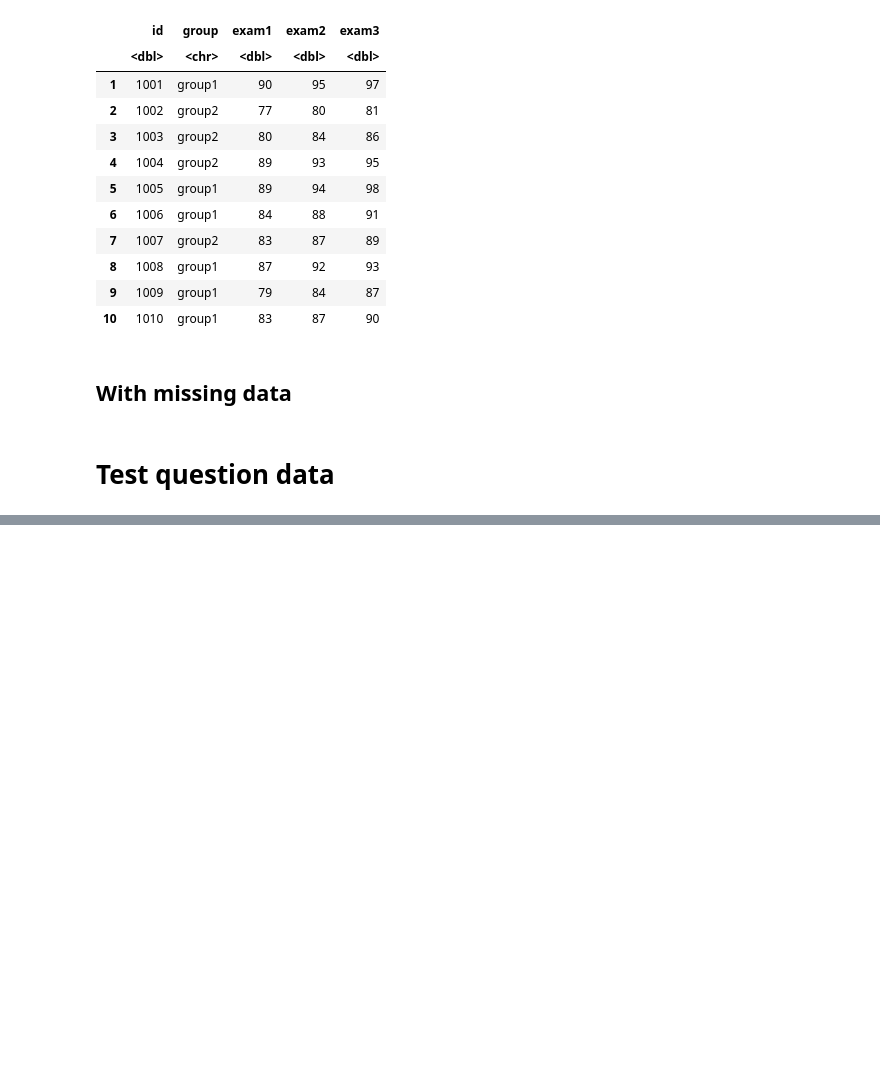
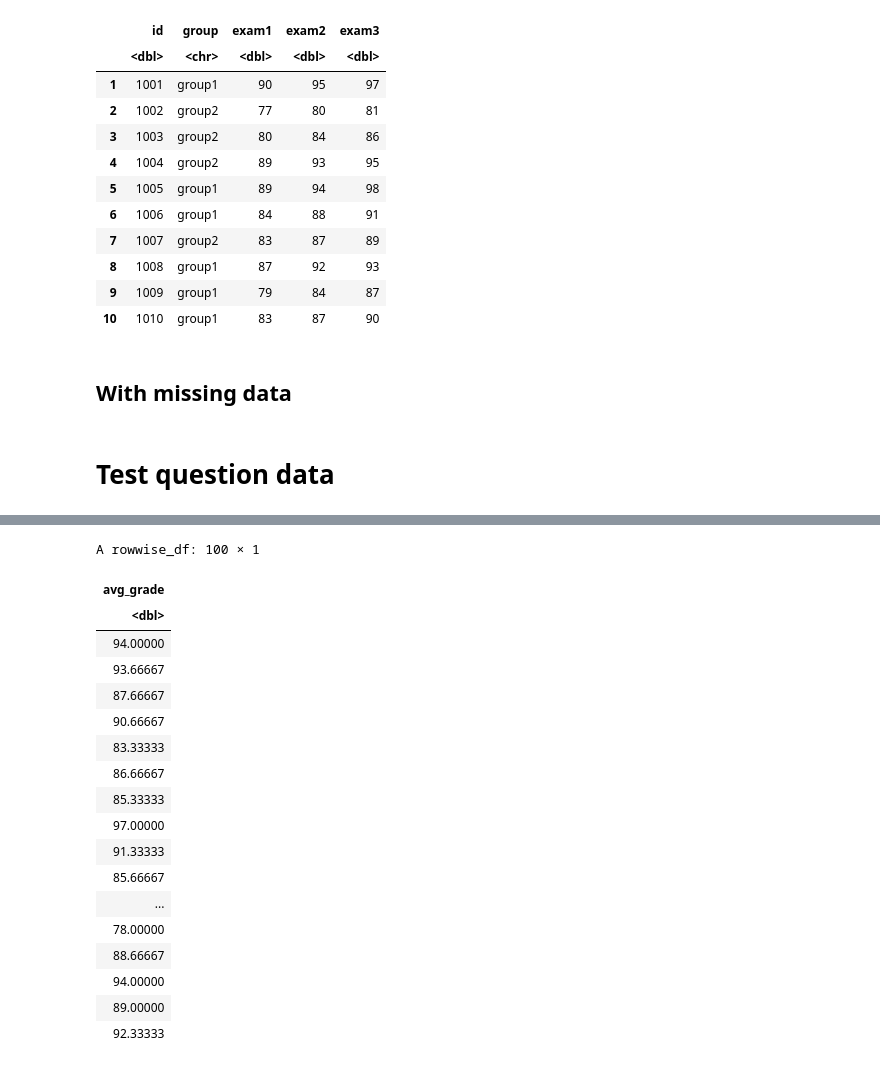
Before and after one commit to gphaser/Python-Intro, a Jupyter notebook: R version.ipynb, the cells around one changed output, grey strips where cells are left out. Drawn from its saved outputs; the diff is of its cells as text; code cells hidden in the pictures; blank space fills up the shorter version.

```diff
--- a/R version.ipynb
+++ b/R version.ipynb
@@ -125,0 +201,26 @@ write.csv(demographics, file="class_demographics.csv", row.names=FALSE)
+# %%
+exam_data %>%
+    rowwise() %>%
+    mutate(avg_grade = mean(c(exam1, exam2, exam3))) %>%
+    filter(group == "group1") %>%
+    select(avg_grade)
+# %% [output]
+A rowwise_df: 100 × 1
+| avg_grade |
+| <dbl> |
+| 94.00000 |
+| 93.66667 |
+| 87.66667 |
+| 90.66667 |
+| 83.33333 |
+| 86.66667 |
+| 85.33333 |
+| 97.00000 |
+| 91.33333 |
+| 85.66667 |
+| ... |
+| 78.00000 |
+| 88.66667 |
+| 94.00000 |
+| 89.00000 |
+| 92.33333 |
```
Also changed, not shown: parts of 7 cells of this notebook, 1 other file.
